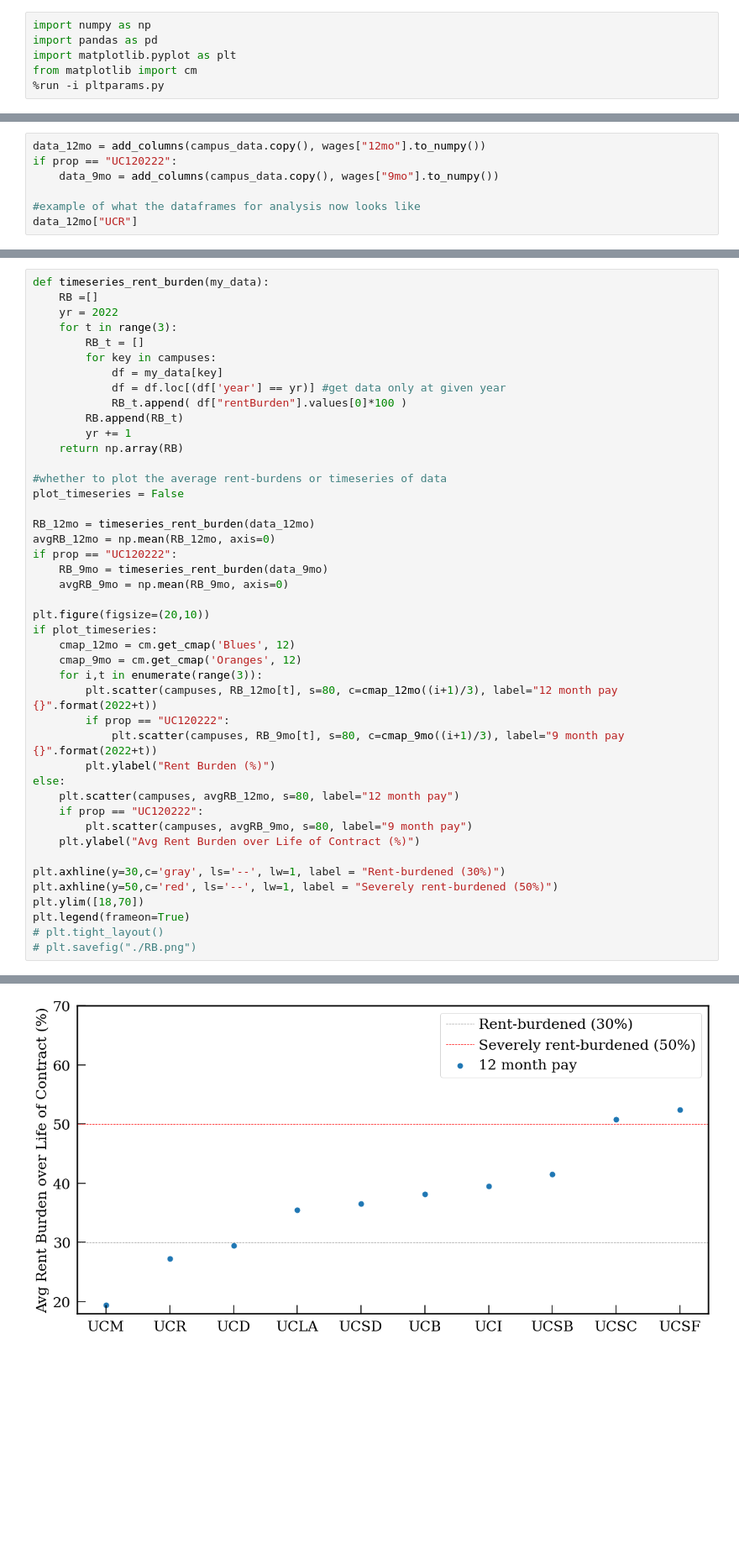
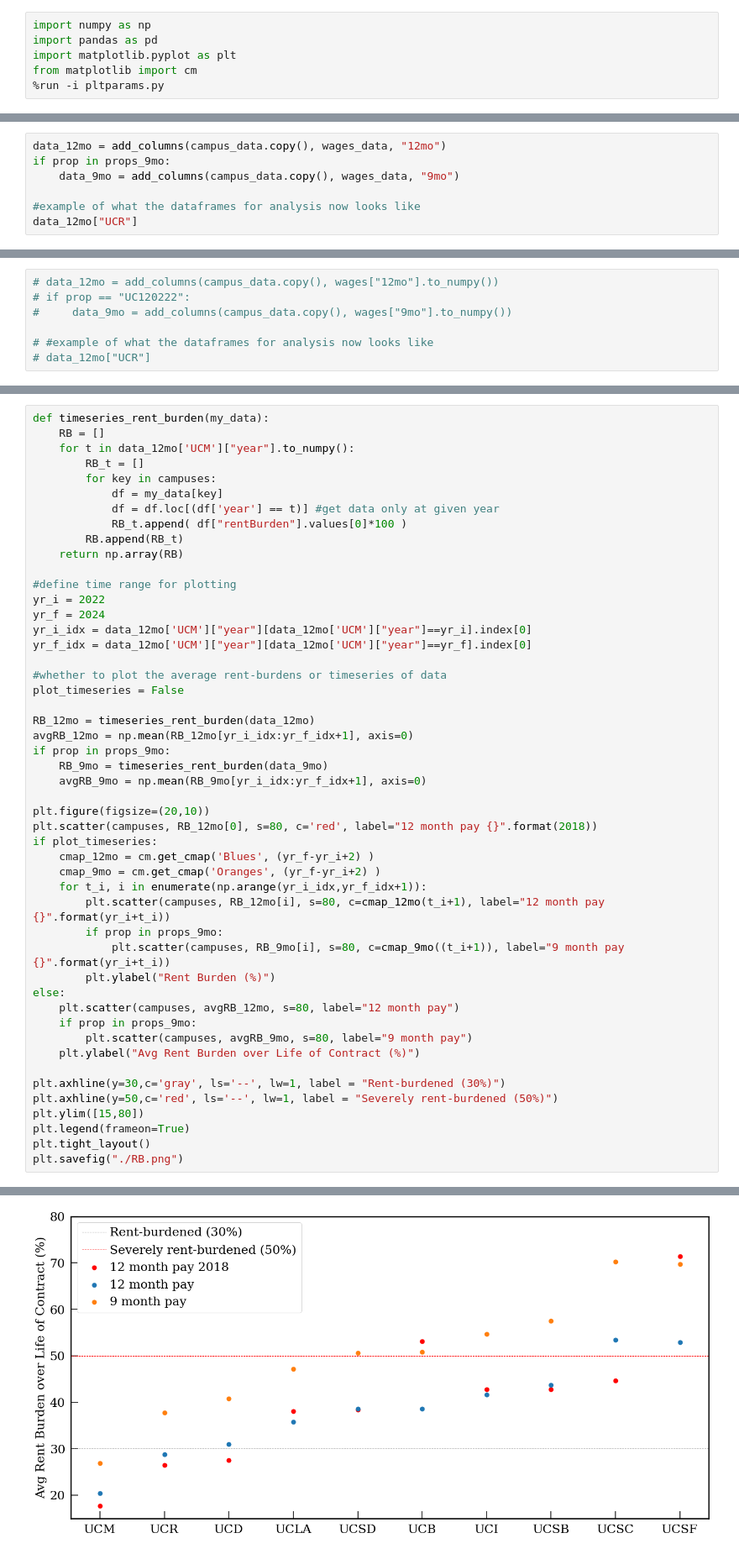
Before and after one commit to NeotenicPrimate/UawAnalysis, a Jupyter notebook: analysis/wages_report/analysis.ipynb, the cells around one changed output, grey strips where cells are left out. Shown at 84% size. Saved outputs shown, nothing was run; the diff lists cells and outputs as text; blank space fills up the shorter version.

```diff
--- a/analysis/wages_report/analysis.ipynb
+++ b/analysis/wages_report/analysis.ipynb
@@ -53,3 +64,10 @@ wages = data_wages["avgStep"]
 #load rent data for all campuses
 campus_data = pd.read_excel("rent_data.xlsx", None)
 campuses = list(campus_data.keys())
+# %%
+data_12mo = add_columns(campus_data.copy(), wages_data, "12mo")
+if prop in props_9mo:
+    data_9mo = add_columns(campus_data.copy(), wages_data, "9mo")
+
+#example of what the dataframes for analysis now looks like
+data_12mo["UCR"]
@@ -56,7 +83,7 @@ campuses = list(campus_data.keys())
 # %%
-data_12mo = add_columns(campus_data.copy(), wages["12mo"].to_numpy())
-if prop == "UC120222":
-    data_9mo = add_columns(campus_data.copy(), wages["9mo"].to_numpy())
+# data_12mo = add_columns(campus_data.copy(), wages["12mo"].to_numpy())
+# if prop == "UC120222":
+#     data_9mo = add_columns(campus_data.copy(), wages["9mo"].to_numpy())
 
-#example of what the dataframes for analysis now looks like
-data_12mo["UCR"]
+# #example of what the dataframes for analysis now looks like
+# data_12mo["UCR"]
@@ -230,45 +248,50 @@ for key in campuses:
 # %%
 def timeseries_rent_burden(my_data):
-    RB =[]
-    yr = 2022
-    for t in range(3):
+    RB = []
+    for t in data_12mo['UCM']["year"].to_numpy():
         RB_t = []
         for key in campuses:
             df = my_data[key]
-            df = df.loc[(df['year'] == yr)] #get data only at given year
+            df = df.loc[(df['year'] == t)] #get data only at given year
             RB_t.append( df["rentBurden"].values[0]*100 )
         RB.append(RB_t)
-        yr += 1
     return np.array(RB)
+
+#define time range for plotting
+yr_i = 2022
+yr_f = 2024
+yr_i_idx = data_12mo['UCM']["year"][data_12mo['UCM']["year"]==yr_i].index[0]
+yr_f_idx = data_12mo['UCM']["year"][data_12mo['UCM']["year"]==yr_f].index[0]
 
 #whether to plot the average rent-burdens or timeseries of data
 plot_timeseries = False
 
 RB_12mo = timeseries_rent_burden(data_12mo)
-avgRB_12mo = np.mean(RB_12mo, axis=0)
-if prop == "UC120222":
+avgRB_12mo = np.mean(RB_12mo[yr_i_idx:yr_f_idx+1], axis=0)
+if prop in props_9mo:
     RB_9mo = timeseries_rent_burden(data_9mo)
-    avgRB_9mo = np.mean(RB_9mo, axis=0)
+    avgRB_9mo = np.mean(RB_9mo[yr_i_idx:yr_f_idx+1], axis=0)
 
 plt.figure(figsize=(20,10))
+plt.scatter(campuses, RB_12mo[0], s=80, c='red', label="12 month pay {}".format(2018))
 if plot_timeseries:
-    cmap_12mo = cm.get_cmap('Blues', 12)
-    cmap_9mo = cm.get_cmap('Oranges', 12)
-    for i,t in enumerate(range(3)):
-        plt.scatter(campuses, RB_12mo[t], s=80, c=cmap_12mo((i+1)/3), label="12 month pay {}".format(2022+t))
-        if prop == "UC120222":
-            plt.scatter(campuses, RB_9mo[t], s=80, c=cmap_9mo((i+1)/3), label="9 month pay {}".format(2022+t))
+    cmap_12mo = cm.get_cmap('Blues', (yr_f-yr_i+2) )
+    cmap_9mo = cm.get_cmap('Oranges', (yr_f-yr_i+2) )
+    for t_i, i in enumerate(np.arange(yr_i_idx,yr_f_idx+1)):
+        plt.scatter(campuses, RB_12mo[i], s=80, c=cmap_12mo(t_i+1), label="12 month pay {}".format(yr_i+t_i))
+        if prop in props_9mo:
+            plt.scatter(campuses, RB_9mo[i], s=80, c=cmap_9mo((t_i+1)), label="9 month pay {}".format(yr_i+t_i))
         plt.ylabel("Rent Burden (%)")
 else:
     plt.scatter(campuses, avgRB_12mo, s=80, label="12 month pay")
-    if prop == "UC120222":
+    if prop in props_9mo:
         plt.scatter(campuses, avgRB_9mo, s=80, label="9 month pay")
     plt.ylabel("Avg Rent Burden over Life of Contract (%)")
 
 plt.axhline(y=30,c='gray', ls='--', lw=1, label = "Rent-burdened (30%)")
 plt.axhline(y=50,c='red', ls='--', lw=1, label = "Severely rent-burdened (50%)")
-plt.ylim([18,70])
+plt.ylim([15,80])
 plt.legend(frameon=True)
-# plt.tight_layout()
-# plt.savefig("./RB.png")
+plt.tight_layout()
+plt.savefig("./RB.png")
 # %% [output]
@@ -276,2 +298,2 @@ plt.legend(frameon=True)
-[figure, old version]
+[figure, new version]
 # %%
```
Also changed, not shown: parts of 13 cells of this notebook, 1 other file.
